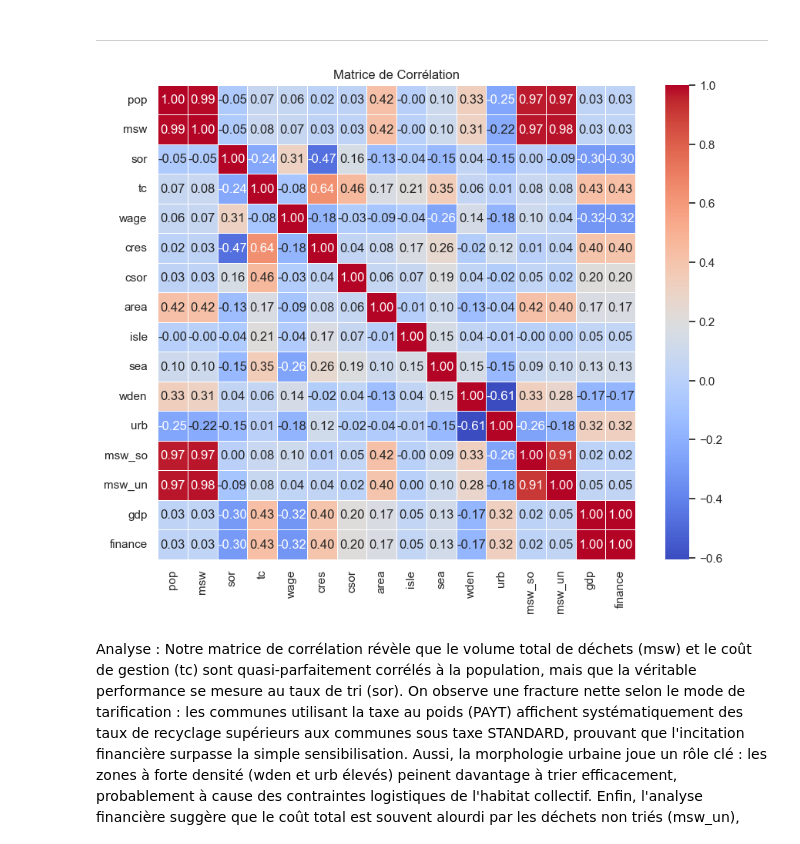
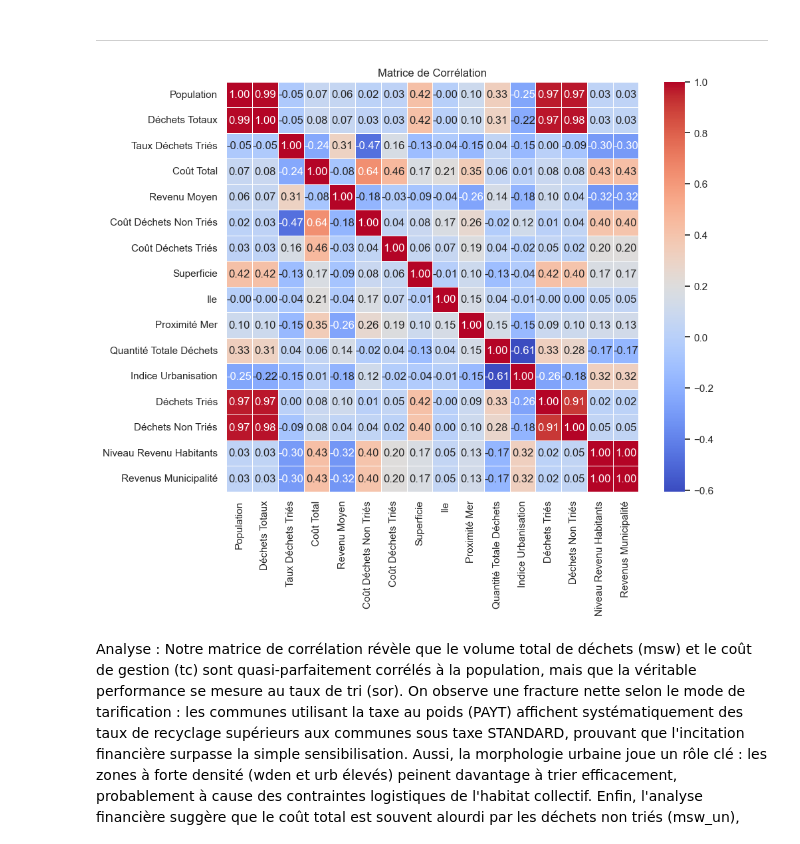
Before and after one commit to Anthony253400/Projet_SDD_4, a Jupyter notebook: visualitation/notebook.ipynb, the cells around one changed output. Saved outputs shown, nothing was run; the diff lists cells and outputs as text; code cells hidden in the pictures.

```diff
--- a/visualitation/notebook.ipynb
+++ b/visualitation/notebook.ipynb
@@ -200,16 +200,35 @@ Ce graphique nous permet de comparer les 20 villes les plus productrices de déc
 # %%
 # Matrice de corrélation
 
+noms_var = {
+    'pop': 'Population',
+    'msw': 'Déchets Totaux',
+    'sor': 'Taux Déchets Triés',
+    'tc': 'Coût Total',
+    'wage': 'Revenu Moyen',
+    'cres': 'Coût Déchets Non Triés',
+    'csor': 'Coût Déchets Triés',
+    'area': 'Superficie',
+    'isle': 'Ile',
+    'sea': 'Proximité Mer',
+    'wden': 'Quantité Totale Déchets',
+    'urb': 'Indice Urbanisation',
+    'msw_so': 'Déchets Triés',
+    'msw_un': 'Déchets Non Triés',
+    'gdp': 'Niveau Revenu Habitants',
+    'finance': 'Revenus Municipalité'
+}
 data_corr = df[['pop', 'msw', 'sor', 'tc', 'wage', 'cres', 'csor', 'area', 'isle', 'sea', 'wden', 'urb', 'msw_so','msw_un', 'gdp', 'finance']]
+data_corr_new = data_corr.rename(columns=noms_var)
 
-matrix = data_corr.corr()
+matrix = data_corr_new.corr()
 
 plt.figure(figsize=(10, 8))
 sns.heatmap(matrix, annot=True, cmap='coolwarm', fmt=".2f", linewidths=0.5)
 plt.title('Matrice de Corrélation')
 plt.show()
 # %% [output]
-[figure, old version]
+[figure, new version]
 # %% [markdown]
 Analyse :
 Notre matrice de corrélation révèle que le volume total de déchets (msw) et le coût de gestion (tc) sont quasi-parfaitement corrélés à la population, mais que la véritable performance se mesure au taux de tri (sor). On observe une fracture nette selon le mode de tarification : les communes utilisant la taxe au poids (PAYT) affichent systématiquement des taux de recyclage supérieurs aux communes sous taxe STANDARD, prouvant que l'incitation financière surpasse la simple sensibilisation. Aussi, la morphologie urbaine joue un rôle clé : les zones à forte densité (wden et urb élevés) peinent davantage à trier efficacement, probablement à cause des contraintes logistiques de l'habitat collectif. Enfin, l'analyse financière suggère que le coût total est souvent alourdi par les déchets non triés (msw_un), confirmant que le recyclage n'est pas seulement un impératif écologique, mais aussi une stratégie de réduction des coûts municipaux à long terme.
```
Also changed, not shown: parts of 2 cells of this notebook.
